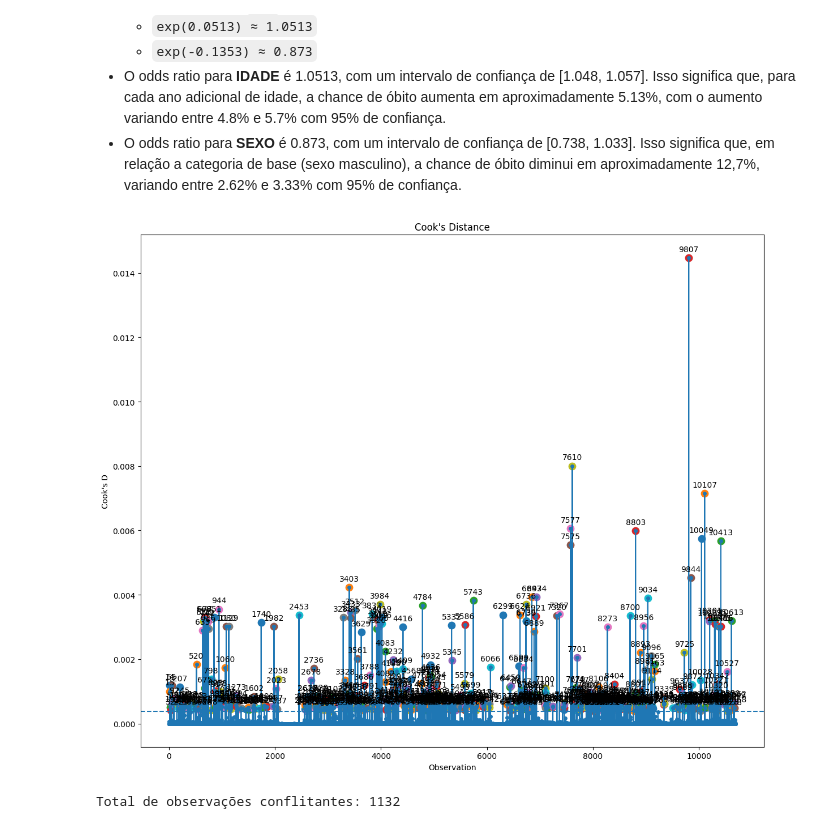
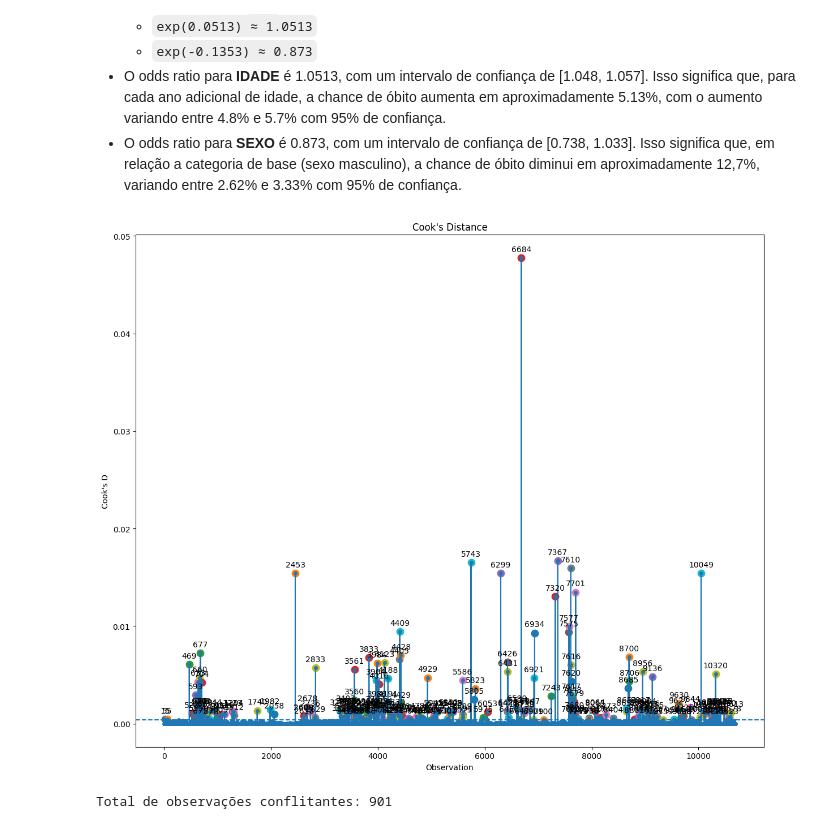
Before and after one commit to Fabiano01EST/generalized-linear-models-python, a Jupyter notebook: GLM.ipynb, the cells around one changed output. Saved outputs shown, nothing was run; the diff lists cells and outputs as text; code cells hidden in the pictures.

```diff
--- a/GLM.ipynb
+++ b/GLM.ipynb
@@ -237,12 +383,14 @@ import statsmodels.formula.api as smf
 #df_pb_filtrado["MORTE"] = df_pb_filtrado["MORTE"].astype(int)
 #print(df_pb_filtrado["MORTE"].value_counts())
 
-logit = smf.logit(
-    formula=" MORTE ~ IDADE + C(SEXO) + DIAS_PERM + C(CAR_INT)",
+modelo = smf.glm(
+    formula="MORTE ~ IDADE + C(MARCA_UTI) + C(CID_GRAVIDADE)+ C(CAR_INT) + C(ESPEC)",
     data=df_pb_filtrado,
-).fit(maxiter=100000)  # ← aumentar de 35 para 100
+    family=sm.families.Binomial(link=sm.families.links.Logit())
+).fit()
 
-logit.summary()
+print(modelo.summary())
+
 #resumo = logit.summary(xname=["intercepto", "Classe femínina", "Idade"]); resumo
 #resumo.as_latex_tabular()
 #logit.mle_retvals
@@ -306,8 +470,8 @@ import numpy as np
 import matplotlib.pyplot as plt
 
 # Dados
-y = logit.model.endog
-p = logit.predict()
+y = modelo.model.endog
+p = modelo.predict()
 
 # Evita problemas numéricos
 p = np.clip(p, 1e-8, 1 - 1e-8)
@@ -321,7 +485,7 @@ resid_deviance = np.sign(y - p) * np.sqrt(
 )
 
 # Influência
-influence = logit.get_influence()
+influence = modelo.get_influence()
 hat_values = influence.hat_matrix_diag
 cooks_d = influence.cooks_distance[0]
 
@@ -350,37 +514,37 @@ cooks_d = influence.cooks_distance[0]
 # ax[1, 0].set_title("Leverage vs Fitted")
 # ax[1, 0].set_xlabel("Fitted probabilities")
 # ax[1, 0].set_ylabel("Leverage")
 
 # 4️⃣ Cook’s Distance
 fig, ax = plt.subplots(1, figsize=(12, 10))
 n = len(y)
 threshold = 4 / n
 
 influential_points = np.where(cooks_d > threshold)[0]
 
 plt.plot(cooks_d, linestyle='-', marker='o', markersize=4)
 plt.axhline(threshold, linestyle='--')
 
 for i in influential_points:
     plt.scatter(i, cooks_d[i], s=80)
     plt.annotate(
         str(i),
         (i, cooks_d[i]),
         textcoords="offset points",
         xytext=(0,8),
         ha='center'
     )
 
 plt.title("Cook's Distance")
 plt.xlabel("Observation")
 plt.ylabel("Cook's D")
 plt.tight_layout()
 plt.show()
 # %% [output]
-[figure, old version]
+[figure, new version]
 # %%
 
-influence = logit.get_influence()
+influence = modelo.get_influence()
 cooks_d = influence.cooks_distance[0]
 hat_values = influence.hat_matrix_diag
 
@@ -389,7 +553,7 @@ resid_deviance = np.sign(y - p) * np.sqrt(
 )
 
 n = len(y)
-k = logit.df_model  # número de preditores
+k = modelo.df_model  # número de preditores
 
 # Critérios
 cook_cut = 4 / n
@@ -406,4 +570,4 @@ idx_problem = np.unique(
 
 print("Total de observações conflitantes:", len(idx_problem))
 # %% [output]
-Total de observações conflitantes: 1132
+Total de observações conflitantes: 901
```
Also changed, not shown: parts of 17 cells of this notebook, 1 other file.
